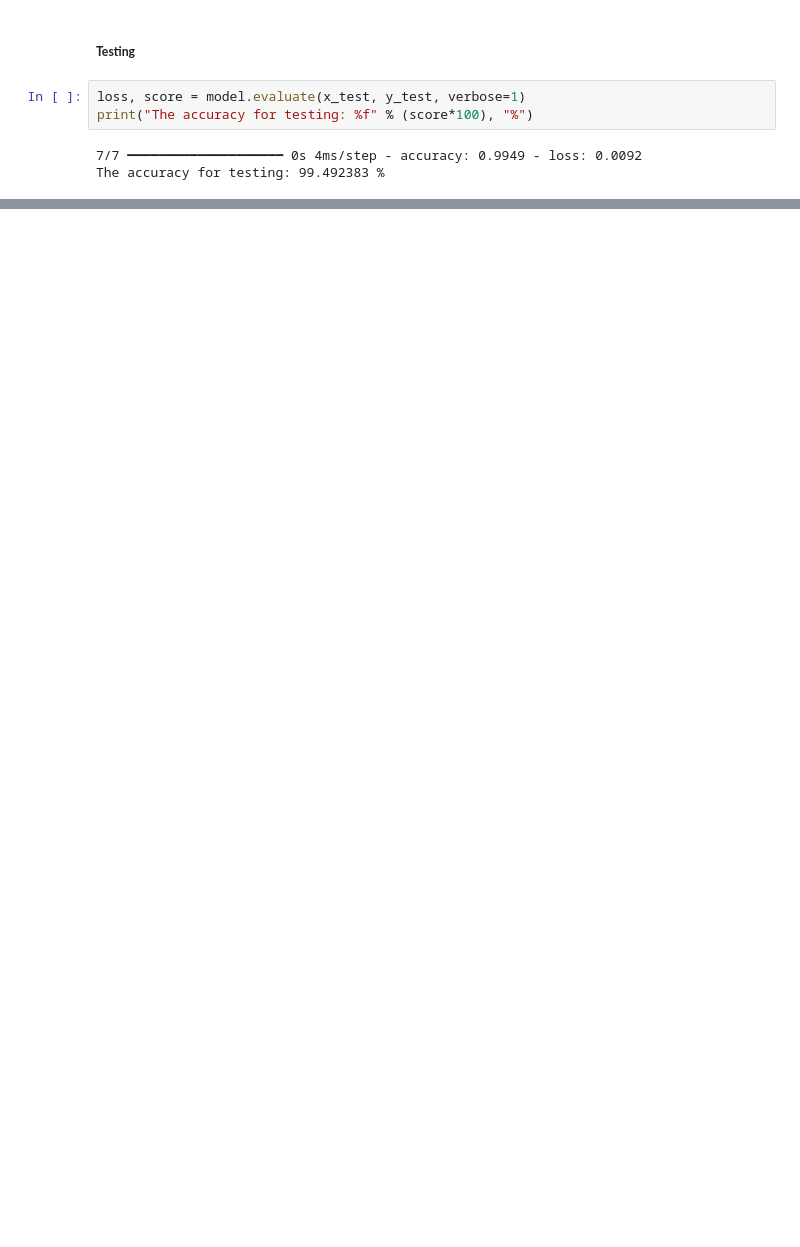
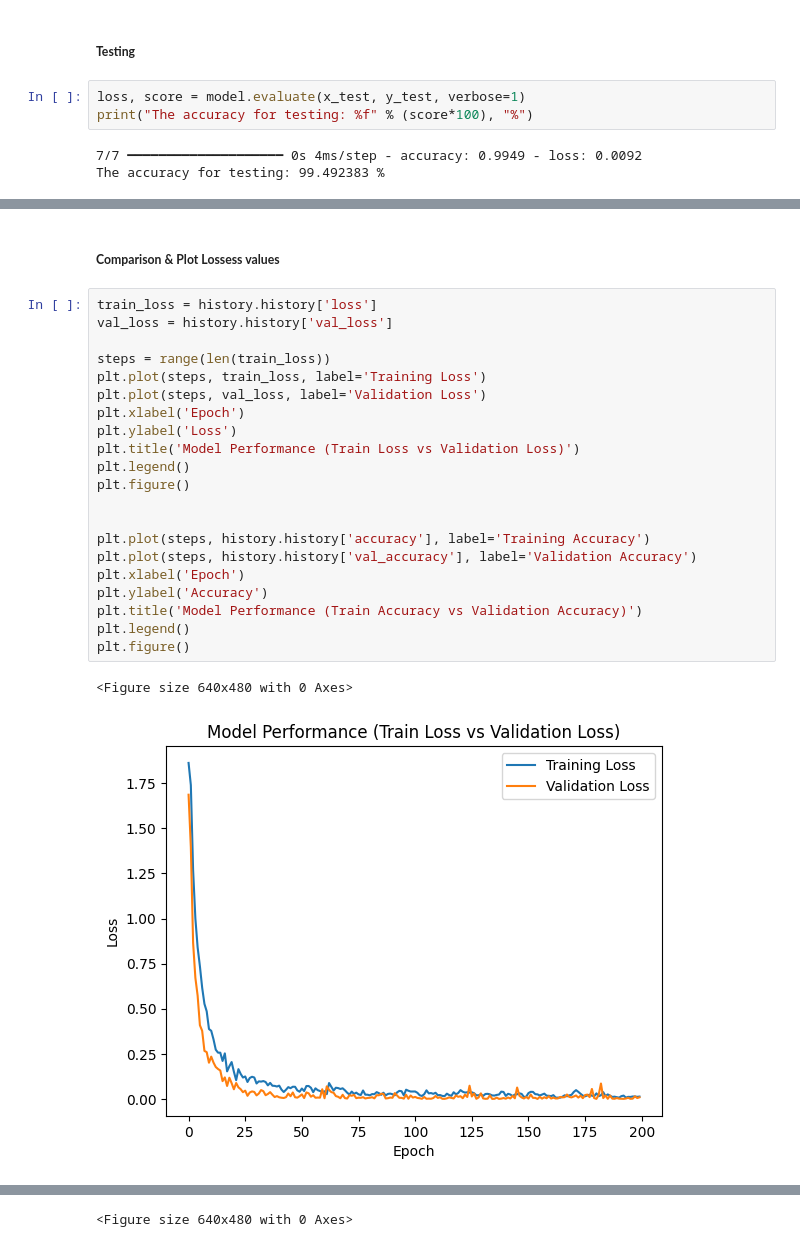
Before and after one commit to Muh-7/AI-Machine-Learning-Projects, a Jupyter notebook: 05_Human_Emotion_Detection_from_images/human_emotion_detection_from_images.ipynb, the cells around one changed output, grey strips where cells are left out. Drawn from its saved outputs; the diff is of its cells as text; blank space fills up the shorter version.

```diff
--- a/05_Human_Emotion_Detection_from_images/human_emotion_detection_from_images.ipynb
+++ b/05_Human_Emotion_Detection_from_images/human_emotion_detection_from_images.ipynb
@@ -192,0 +232,26 @@ The accuracy for testing: 99.492383 %
+# %% [markdown]
+##### **Comparison & Plot Lossess values**
+# %%
+train_loss = history.history['loss']
+val_loss = history.history['val_loss']
+
+steps = range(len(train_loss))
+plt.plot(steps, train_loss, label='Training Loss')
+plt.plot(steps, val_loss, label='Validation Loss')
+plt.xlabel('Epoch')
+plt.ylabel('Loss')
+plt.title('Model Performance (Train Loss vs Validation Loss)')
+plt.legend()
+plt.figure()
+
+
+plt.plot(steps, history.history['accuracy'], label='Training Accuracy')
+plt.plot(steps, history.history['val_accuracy'], label='Validation Accuracy')
+plt.xlabel('Epoch')
+plt.ylabel('Accuracy')
+plt.title('Model Performance (Train Accuracy vs Validation Accuracy)')
+plt.legend()
+plt.figure()
+# %% [output]
+<Figure size 640x480 with 0 Axes>
+[figure, added]
@@ -192,0 +259 @@ The accuracy for testing: 99.492383 %
+<Figure size 640x480 with 0 Axes>
```
Also changed, not shown: parts of 7 cells of this notebook.
